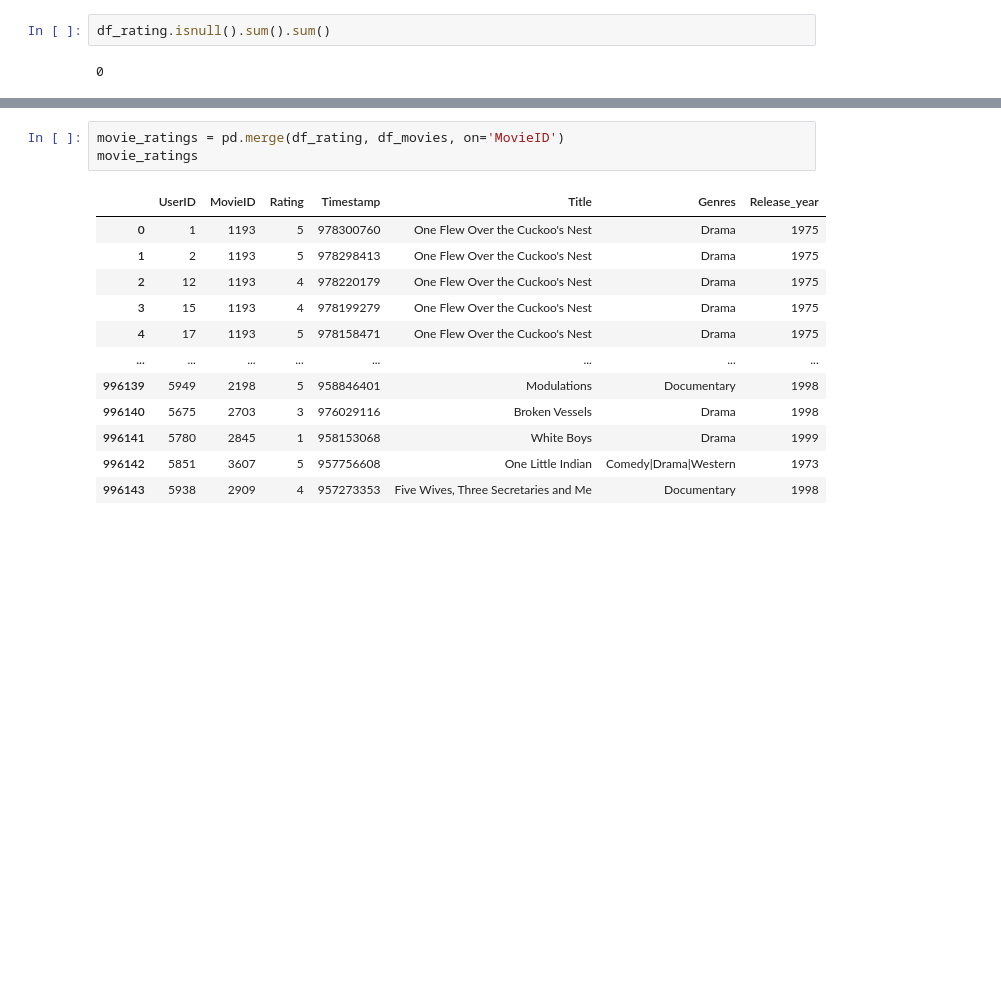
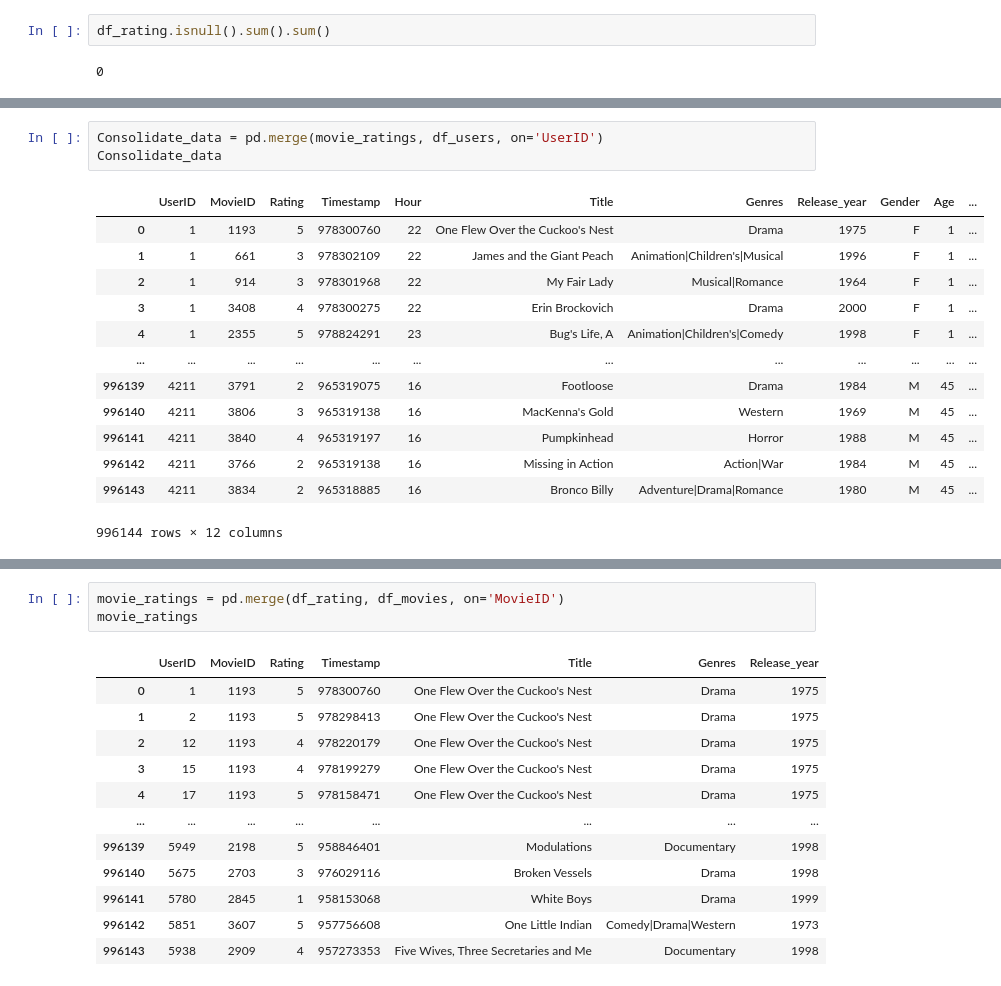
Before and after one commit to PrithiviRajMK/ScalerProjects, a Jupyter notebook: Zee_Recommendation.ipynb, the cells around one changed output, grey strips where cells are left out. Drawn from its saved outputs; the diff is of its cells as text; blank space fills up the shorter version.

```diff
--- a/Zee_Recommendation.ipynb
+++ b/Zee_Recommendation.ipynb
@@ -285,0 +259,17 @@ df_rating.isnull().sum().sum()
+# %%
+Consolidate_data = pd.merge(movie_ratings, df_users, on='UserID')
+Consolidate_data
+# %% [output]
+|  | UserID | MovieID | Rating | Timestamp | Hour | Title | Genres | Release_year | Gender | Age | ... |
+| 0 | 1 | 1193 | 5 | 978300760 | 22 | One Flew Over the Cuckoo's Nest | Drama | 1975 | F | 1 | ... |
+| 1 | 1 | 661 | 3 | 978302109 | 22 | James and the Giant Peach | Animation|Children's|Musical | 1996 | F | 1 | ... |
+| 2 | 1 | 914 | 3 | 978301968 | 22 | My Fair Lady | Musical|Romance | 1964 | F | 1 | ... |
+| 3 | 1 | 3408 | 4 | 978300275 | 22 | Erin Brockovich | Drama | 2000 | F | 1 | ... |
+| 4 | 1 | 2355 | 5 | 978824291 | 23 | Bug's Life, A | Animation|Children's|Comedy | 1998 | F | 1 | ... |
+| ... | ... | ... | ... | ... | ... | ... | ... | ... | ... | ... | ... |
+| 996139 | 4211 | 3791 | 2 | 965319075 | 16 | Footloose | Drama | 1984 | M | 45 | ... |
+| 996140 | 4211 | 3806 | 3 | 965319138 | 16 | MacKenna's Gold | Western | 1969 | M | 45 | ... |
+| 996141 | 4211 | 3840 | 4 | 965319197 | 16 | Pumpkinhead | Horror | 1988 | M | 45 | ... |
+| 996142 | 4211 | 3766 | 2 | 965319138 | 16 | Missing in Action | Action|War | 1984 | M | 45 | ... |
+| 996143 | 4211 | 3834 | 2 | 965318885 | 16 | Bronco Billy | Adventure|Drama|Romance | 1980 | M | 45 | ... |
+996144 rows × 12 columns
```
Also changed, not shown: parts of 28 cells of this notebook.
